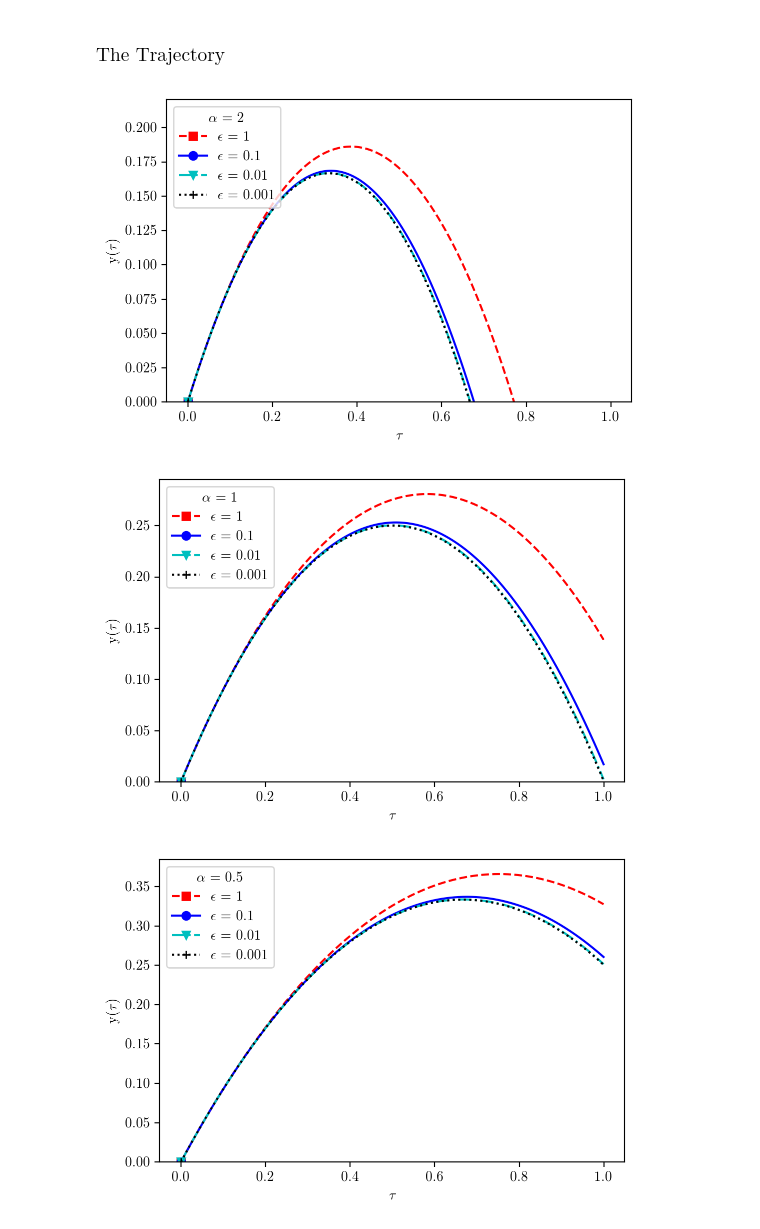
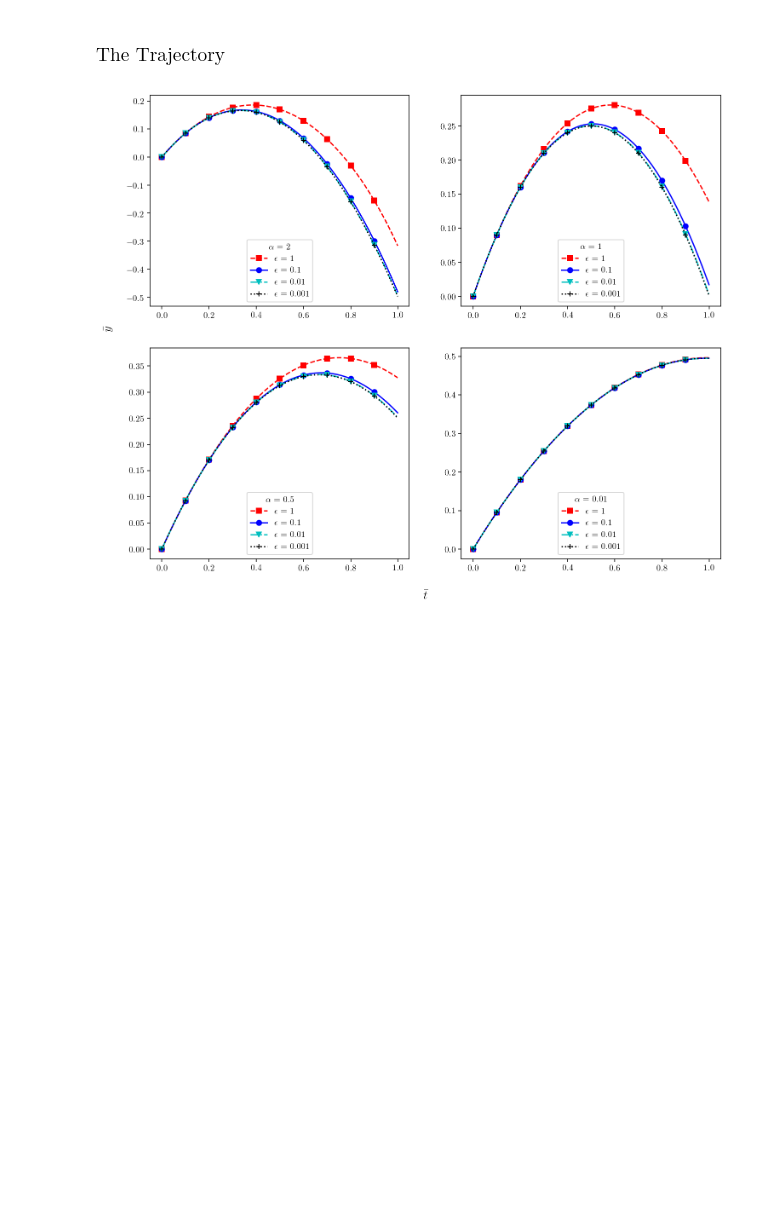
Before and after one commit to 7deeptide/Droplet_electro-bounce, a Jupyter notebook: src/asymptotic-short.ipynb, the cells around one changed output. Saved outputs shown, nothing was run; the diff lists cells and outputs as text; code cells hidden in the pictures; blank space fills up the shorter version.

```diff
--- a/src/asymptotic-short.ipynb
+++ b/src/asymptotic-short.ipynb
@@ -81,8 +81,8 @@ except NameError:
     eqn = sym.Eq(by_order[eps**2].replace(y1, soln1.rhs))
 
 soln2 = sym.dsolve(eqn, y2)
-constants = sym.solve([soln2.rhs.subs(tau,0) - 0, \
-                      soln2.rhs.diff(tau,1).subs(tau,0) - 0])
+constants = sym.solve([soln2.rhs.subs(t,0) - 0, \
+                      soln2.rhs.diff(t,1).subs(t,0) - 0])
 C1, C2 = sym.symbols('C1 C2')
 soln2 = soln2.subs(constants)
 sym.factor(soln2)
@@ -101,8 +101,8 @@ except NameError:
     eqn = sym.Eq(by_order[eps**3].replace(y2, soln2.rhs))
 
 soln3 = sym.dsolve(eqn, y3)
-constants = sym.solve([soln3.rhs.subs(tau,0) - 0, \
-                      soln3.rhs.diff(tau,1).subs(tau,0) - 0])
+constants = sym.solve([soln3.rhs.subs(t,0) - 0, \
+                      soln3.rhs.diff(t,1).subs(t,0) - 0])
 C1, C2 = sym.symbols('C1 C2')
 soln3 = soln3.subs(constants)
 sym.factor(soln3)
@@ -122,8 +122,8 @@ except NameError:
     eqn = sym.Eq(by_order[eps**4].replace(y3, soln3.rhs))
 
 soln4 = sym.dsolve(eqn, y4)
-constants = sym.solve([soln4.rhs.subs(tau,0) - 0, \
-                      soln4.rhs.diff(tau,1).subs(tau,0) - 0])
+constants = sym.solve([soln4.rhs.subs(t,0) - 0, \
+                      soln4.rhs.diff(t,1).subs(t,0) - 0])
 C1, C2 = sym.symbols('C1 C2')
 soln4 = soln4.subs(constants)
 sym.factor(soln4)
@@ -144,32 +145,45 @@ y_comp
 [figure]
 # %% [markdown]
 ### $\mbox{The Trajectory}$
+# %%
+def savefig(filename, pics):
+    if pics == True:
+        plt.savefig('../doc/figures/{}.pgf'.format(filename), bbox_inches='tight')
+    else:
+        pass
+pics = True
 # %%
 import matplotlib.pyplot as plt
 import numpy as np
 import scipy as sp
 
 %config InlineBackend.figure_format = 'retina'
 plt.rc('text', usetex=True)
 plt.rc('font', family='serif')
 
 eps_val = [.001, .01, .1, 1.][::-1]
 linestyle = ['rs--', 'bo-', 'cv-.', 'k+:', 'm']
 tt = sp.arange(0,1,0.001)
 al = [2., 1., .5, .01]
+
+fig, axs = plt.subplots(2,2, figsize=(12, 10))
+fig.subplots_adjust(hspace = .2, wspace=.2)
+axs = axs.ravel()
+i = 0
 for aas in al:
     yc = y_comp.rhs.subs(alpha, aas)
-    plt.figure(figsize=(6, 4), dpi=100)
+    #plt.figure(figsize=(6, 4), dpi=100)
     for keys, vals in enumerate(eps_val):
-        y_compP = sym.lambdify(tau, yc.subs(eps, vals), 'numpy')
-        plt.plot(tt, y_compP(tt), linestyle[keys],label='$\epsilon$ = {}'.format(vals).rstrip('0').rstrip('.'),
-                 markevery=len(tt)/10)
-    plt.ylim(ymin=0.)
-    plt.ylabel(r'y$(\tau)$')
-    plt.xlabel(r'$\tau$')
-    plt.legend(title = r'$\alpha$ = {:1.2f}'.format(aas).rstrip('0').rstrip('.'), loc=2)
-    plt.show()
+        y_compP = sym.lambdify(t, yc.subs(eps, vals), 'numpy')
+        axs[i].plot(tt, y_compP(tt), linestyle[keys],label='$\epsilon$ = {}'.format(vals).rstrip('0').rstrip('.'),
+                 markevery=100)
+    #plt.ylim(ymin=0.)
+    axs[i].legend(title = r'$\alpha$' + ' = {:1.2f}'.format(aas).rstrip('0').rstrip('.'), loc=8)
+    i += 1
+
+fig.text(0.5, 0.06, r'$\bar{t}$', ha='center', fontsize=14)
+fig.text(0.06, 0.5, r'$\bar{y}$', va='center', rotation='vertical', fontsize=14)
+savefig('short_times', pics)
+plt.show()
 # %% [output]
-[figure, old version]
+[figure, new version]
-[figure, removed]
-[figure, removed]
```
Also changed, not shown: parts of 18 cells of this notebook, 21 other files.
